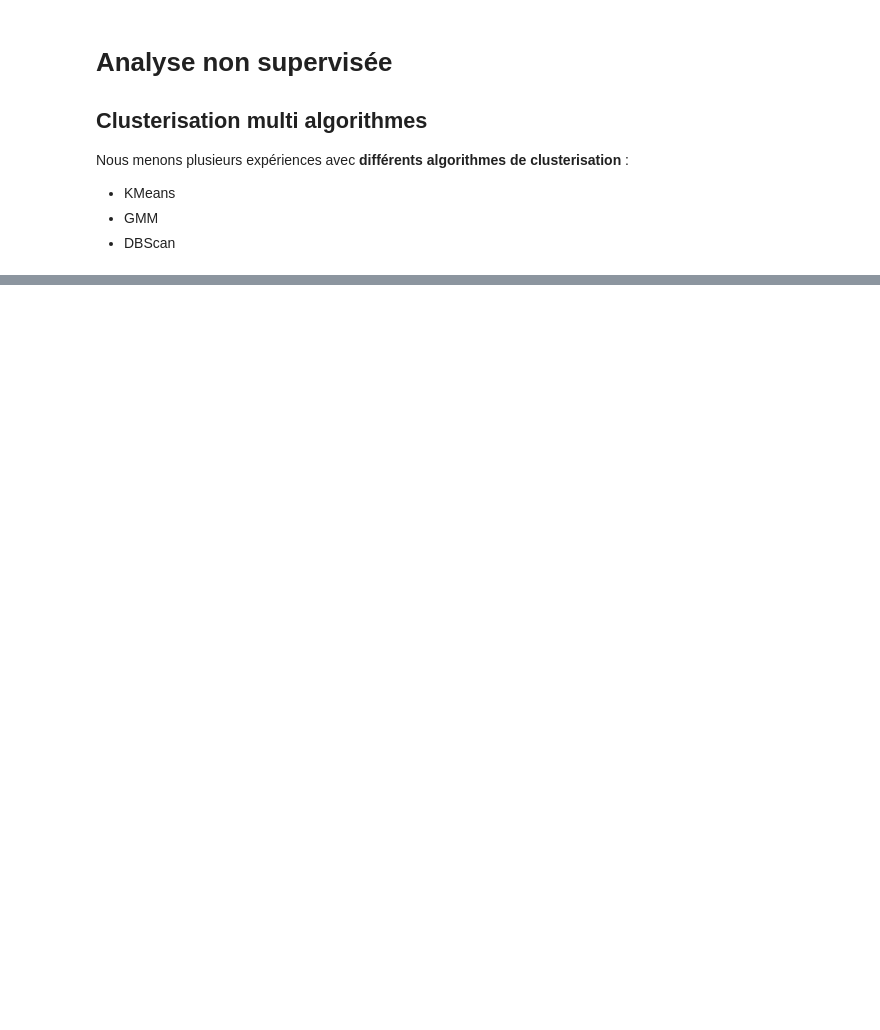
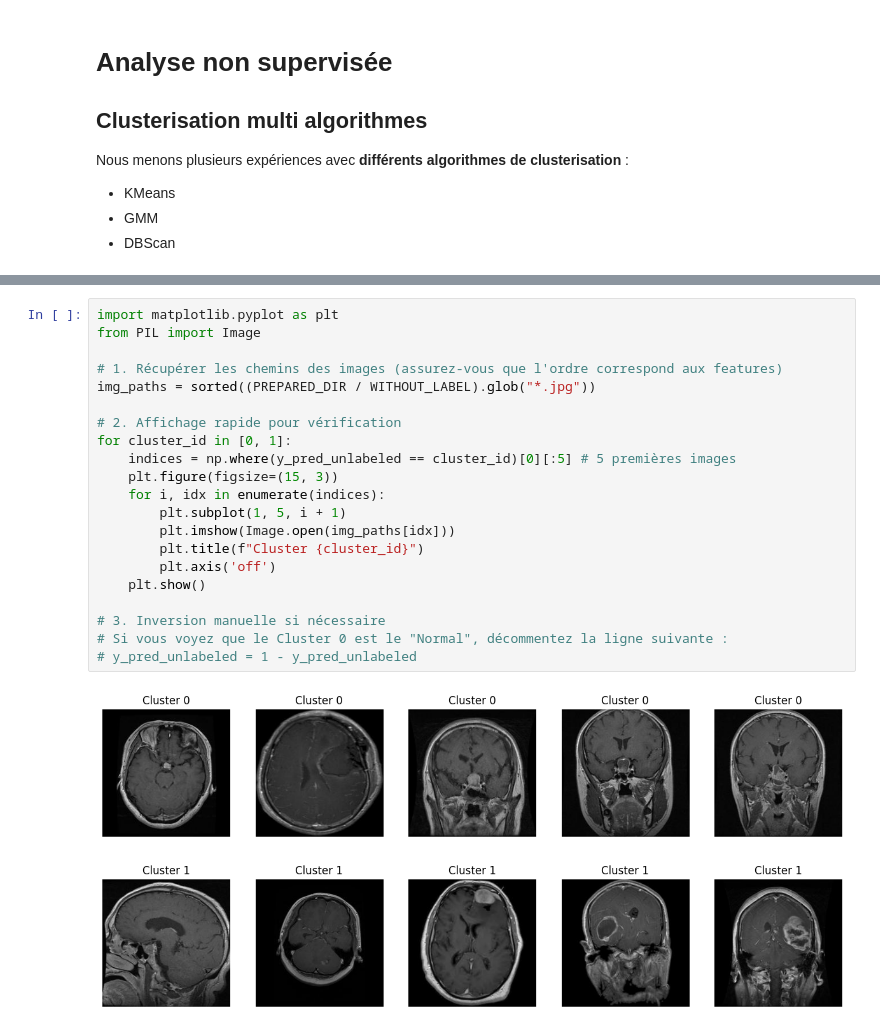
Before and after one commit to mgonzalez117/ai-engineer, a Jupyter notebook: p10/src/3-clustering.ipynb, the cells around one changed output, grey strips where cells are left out. Cells and saved outputs as stored; diff of their text form; blank space fills up the shorter version.

```diff
--- a/p10/src/3-clustering.ipynb
+++ b/p10/src/3-clustering.ipynb
@@ -235 +226,25 @@ Sauvegarde des labels faibles...
 🧪 View experiment at: http://mlflow:5000/#/experiments/458238933919020479
+# %%
+import matplotlib.pyplot as plt
+from PIL import Image
+
+# 1. Récupérer les chemins des images (assurez-vous que l'ordre correspond aux features)
+img_paths = sorted((PREPARED_DIR / WITHOUT_LABEL).glob("*.jpg"))
+
+# 2. Affichage rapide pour vérification
+for cluster_id in [0, 1]:
+    indices = np.where(y_pred_unlabeled == cluster_id)[0][:5] # 5 premières images
+    plt.figure(figsize=(15, 3))
+    for i, idx in enumerate(indices):
+        plt.subplot(1, 5, i + 1)
+        plt.imshow(Image.open(img_paths[idx]))
+        plt.title(f"Cluster {cluster_id}")
+        plt.axis('off')
+    plt.show()
+
+# 3. Inversion manuelle si nécessaire
+# Si vous voyez que le Cluster 0 est le "Normal", décommentez la ligne suivante :
+# y_pred_unlabeled = 1 - y_pred_unlabeled
+# %% [output]
+[figure, added]
+[figure, added]
```
Also changed, not shown: parts of 2 cells of this notebook, 1 other file.
